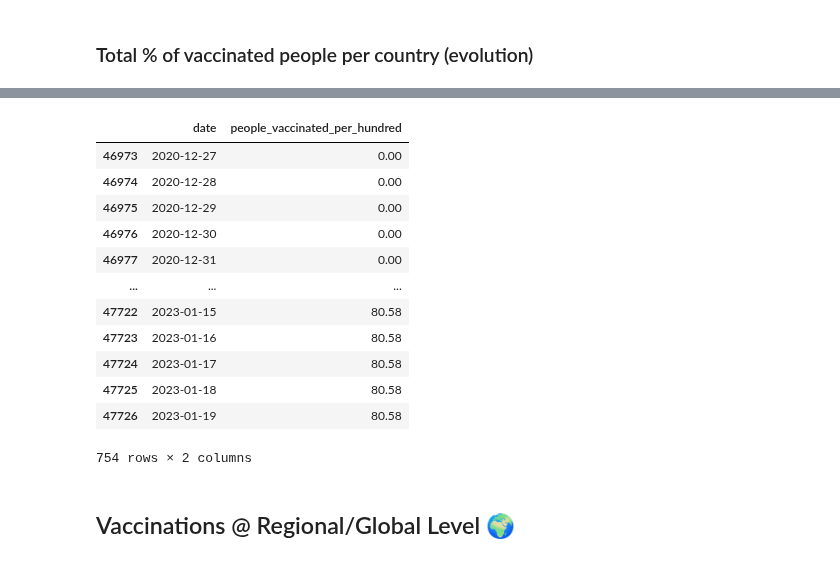
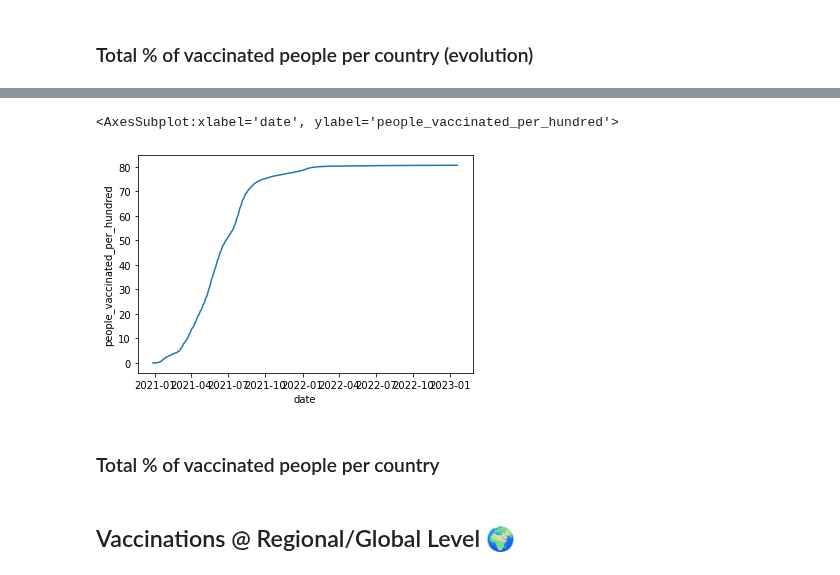
Before and after one commit to AmElmo/Covid_tracking_dashboard, a Jupyter notebook: data_collection.ipynb, the cells around one changed output, grey strips where cells are left out. Saved outputs shown, nothing was run; the diff lists cells and outputs as text; code cells hidden in the pictures.

```diff
--- a/data_collection.ipynb
+++ b/data_collection.ipynb
@@ -1010,19 +994,12 @@ def vaccinations_rate_evol_country(data,country):
     vaccinations_total = data_country[["date","people_vaccinated_per_hundred"]]
 
     return vaccinations_total
-
-vaccinations_rate_evol_country(data_vaccination,"France")
-# %% [output]
-|  | date | people_vaccinated_per_hundred |
-| 46973 | 2020-12-27 | 0.00 |
-| 46974 | 2020-12-28 | 0.00 |
-| 46975 | 2020-12-29 | 0.00 |
-| 46976 | 2020-12-30 | 0.00 |
-| 46977 | 2020-12-31 | 0.00 |
-| ... | ... | ... |
-| 47722 | 2023-01-15 | 80.58 |
-| 47723 | 2023-01-16 | 80.58 |
-| 47724 | 2023-01-17 | 80.58 |
-| 47725 | 2023-01-18 | 80.58 |
-| 47726 | 2023-01-19 | 80.58 |
-754 rows × 2 columns
+# %%
+vaccinations_rate_evol = vaccinations_rate_evol_country(data_vaccination,"France")
+# %%
+sns.lineplot(data=vaccinations_rate_evol, x="date", y="people_vaccinated_per_hundred")
+# %% [output]
+<AxesSubplot:xlabel='date', ylabel='people_vaccinated_per_hundred'>
+[figure, added]
+# %% [markdown]
+### Total % of vaccinated people per country
```
Also changed, not shown: parts of 4 cells of this notebook.
